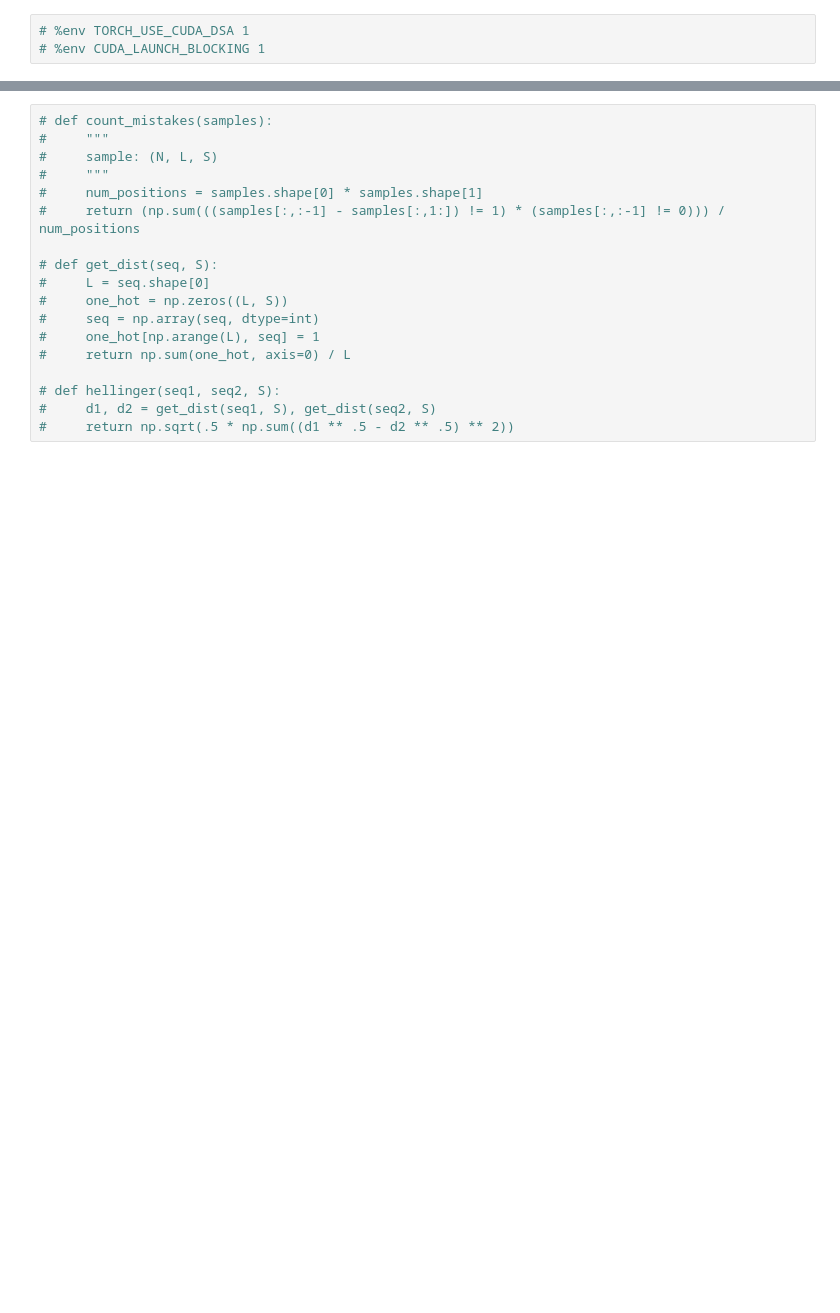
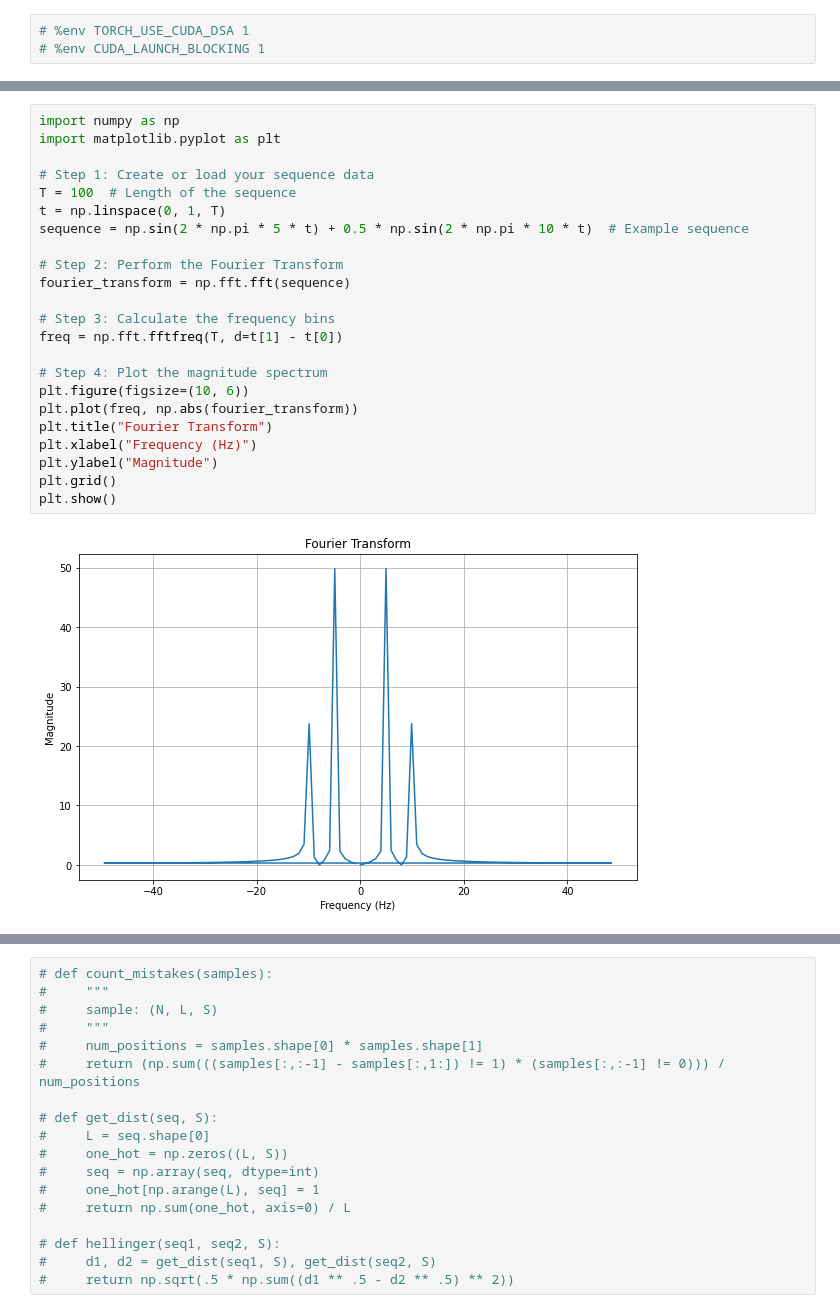
Before and after one commit to matthew9671/tauLDR, a Jupyter notebook: notebooks/eval_unconditional.ipynb, the cells around one changed output, grey strips where cells are left out. Saved outputs shown, nothing was run; the diff lists cells and outputs as text; blank space fills up the shorter version.

```diff
--- a/notebooks/eval_unconditional.ipynb
+++ b/notebooks/eval_unconditional.ipynb
@@ -71,2 +83,27 @@ data = dataset.data
+# %%
+import numpy as np
+import matplotlib.pyplot as plt
+
+# Step 1: Create or load your sequence data
+T = 100  # Length of the sequence
+t = np.linspace(0, 1, T)
+sequence = np.sin(2 * np.pi * 5 * t) + 0.5 * np.sin(2 * np.pi * 10 * t)  # Example sequence
+
+# Step 2: Perform the Fourier Transform
+fourier_transform = np.fft.fft(sequence)
+
+# Step 3: Calculate the frequency bins
+freq = np.fft.fftfreq(T, d=t[1] - t[0])
+
+# Step 4: Plot the magnitude spectrum
+plt.figure(figsize=(10, 6))
+plt.plot(freq, np.abs(fourier_transform))
+plt.title("Fourier Transform")
+plt.xlabel("Frequency (Hz)")
+plt.ylabel("Magnitude")
+plt.grid()
+plt.show()
+# %% [output]
+[figure, added]
 # %%
 from eval import count_mistakes, get_dist, hellinger, eval_mse_stats
```
Also changed, not shown: parts of 6 cells of this notebook, 3 other files.
